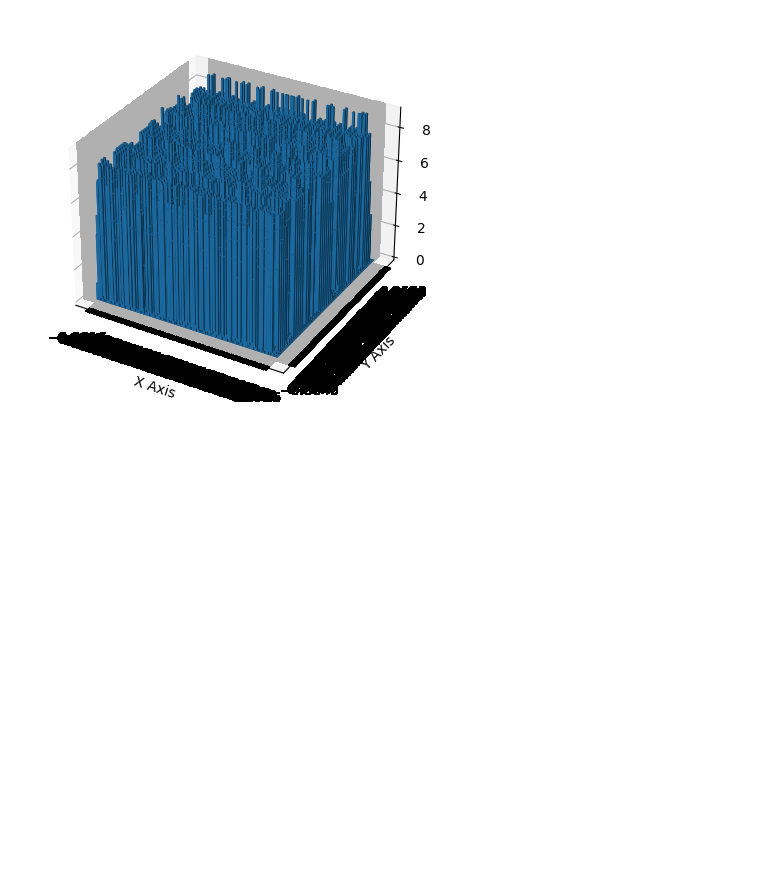
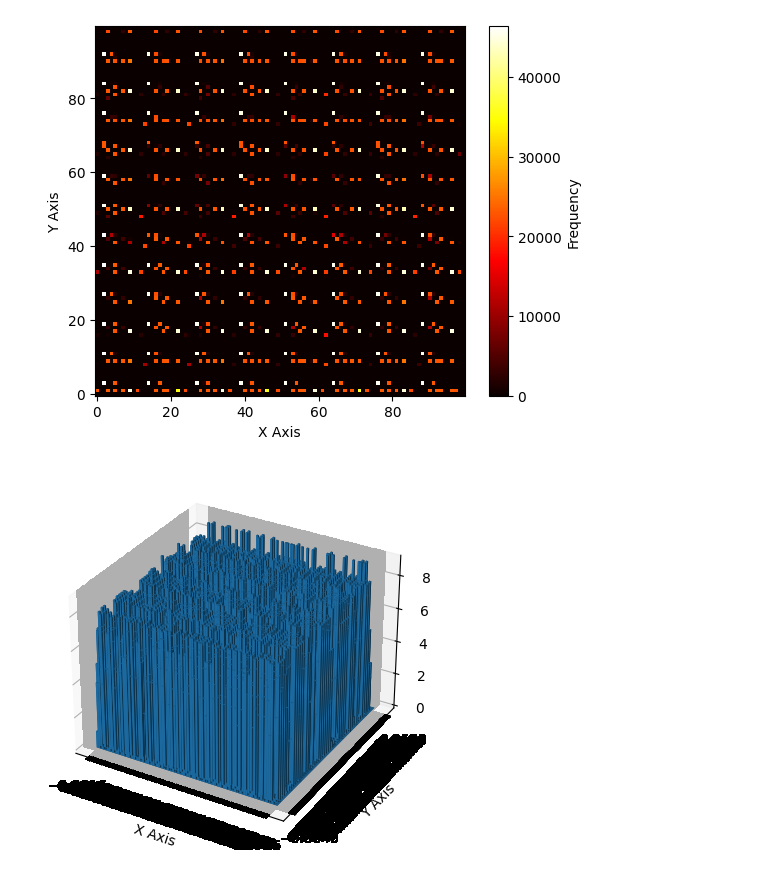
Before and after one commit to joko0811/SSD-background-patches, a Jupyter notebook: ssd-background-patches/coordinate_distribution.ipynb, the cells around one changed output. Saved outputs shown, nothing was run; the diff lists cells and outputs as text; code cells hidden in the pictures; blank space fills up the shorter version.

```diff
--- a/ssd-background-patches/coordinate_distribution.ipynb
+++ b/ssd-background-patches/coordinate_distribution.ipynb
@@ -5,2 +5,3 @@ from box.boxio import generate_integrated_xyxy_list
 # %%
-det_path = "../datasets/casia/test_face_moving/detection/"
+base_path = "../datasets/casia/test_face_moving/detection/"
+det_path = "../fp_det.csv"
@@ -12,5 +7,0 @@ box_list = box_list.numpy()
-# %%
-# 座標を分割し、グリッドを作成する
-x_grid = np.linspace(min(box_list[:,0]), max(box_list[:,0]), num=100)
-y_grid = np.linspace(min(box_list[:,1]), max(box_list[:,1]), num=100)
-x_mesh_grid, y_mesh_grid = np.meshgrid(x_grid, y_grid)
@@ -21,10 +23,35 @@ y_indices = np.digitize(box_list[:,1], y_grid) - 1
 # %%
-#
-grid_freq = np.zeros((len(y_grid), len(x_grid)), dtype=int)
-for i in range(len(x_indices)):
-    grid_freq[y_indices[i], x_indices[i]] += 1
+def calc_freq(box_list,x_min,y_min,x_max,y_max):
+    # 座標を分割し、グリッドを作成する
+    x_grid = np.linspace(x_min, x_max, num=100)
+    y_grid = np.linspace(y_min, y_max, num=100)
+    x_mesh_grid, y_mesh_grid = np.meshgrid(x_grid, y_grid)
+
+    # 分割した座標に合わせて元の座標を変換する
+    x_indices = np.digitize(box_list[:,0], x_grid) - 1
+    y_indices = np.digitize(box_list[:,1], y_grid) - 1
+
+    grid_freq = np.zeros((len(y_grid), len(x_grid)), dtype=int)
+    for i in range(len(x_indices)):
+        grid_freq[y_indices[i], x_indices[i]] += 1
+    return grid_freq,x_mesh_grid,y_mesh_grid
+# %%
+base_freq,_,_ = calc_freq(base_box_list,x_grid_min,y_grid_min,x_grid_max,y_grid_max)
+np.place(base_freq,base_freq==0,1)
+freq,x_mesh_grid,y_mesh_grid = calc_freq(box_list,x_grid_min,y_grid_min,x_grid_max,y_grid_max)
+
+normalize_freq = freq/base_freq
 # %%
 import matplotlib.pyplot as plt
+# %%
+plt.figure()
+plt.imshow(normalize_freq, origin='lower', cmap='hot')
+plt.colorbar(label='Frequency')
+plt.xlabel('X Axis')
+plt.ylabel('Y Axis')
+plt.show()
+# %% [output]
+[figure, added]
 # %%
 # グリッドポイントの頻度を3Dグラフとしてプロット
 fig = plt.figure()
```
Also changed, not shown: parts of 5 cells of this notebook, 1 other file.
